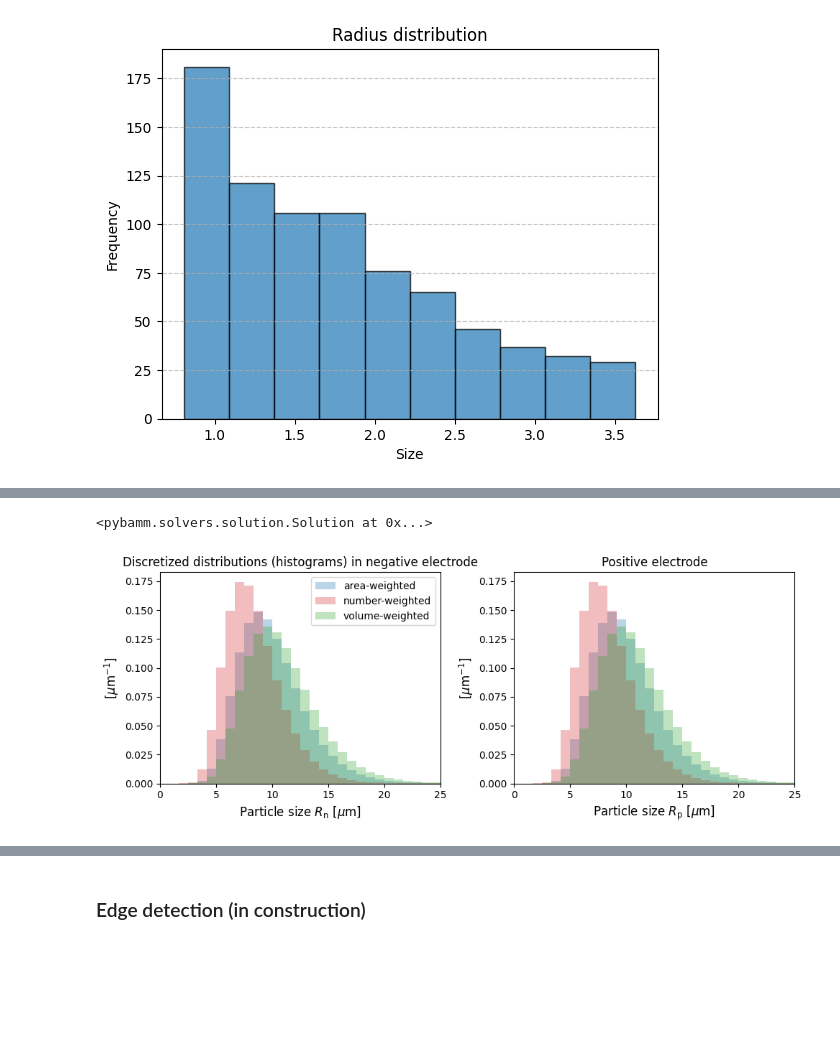
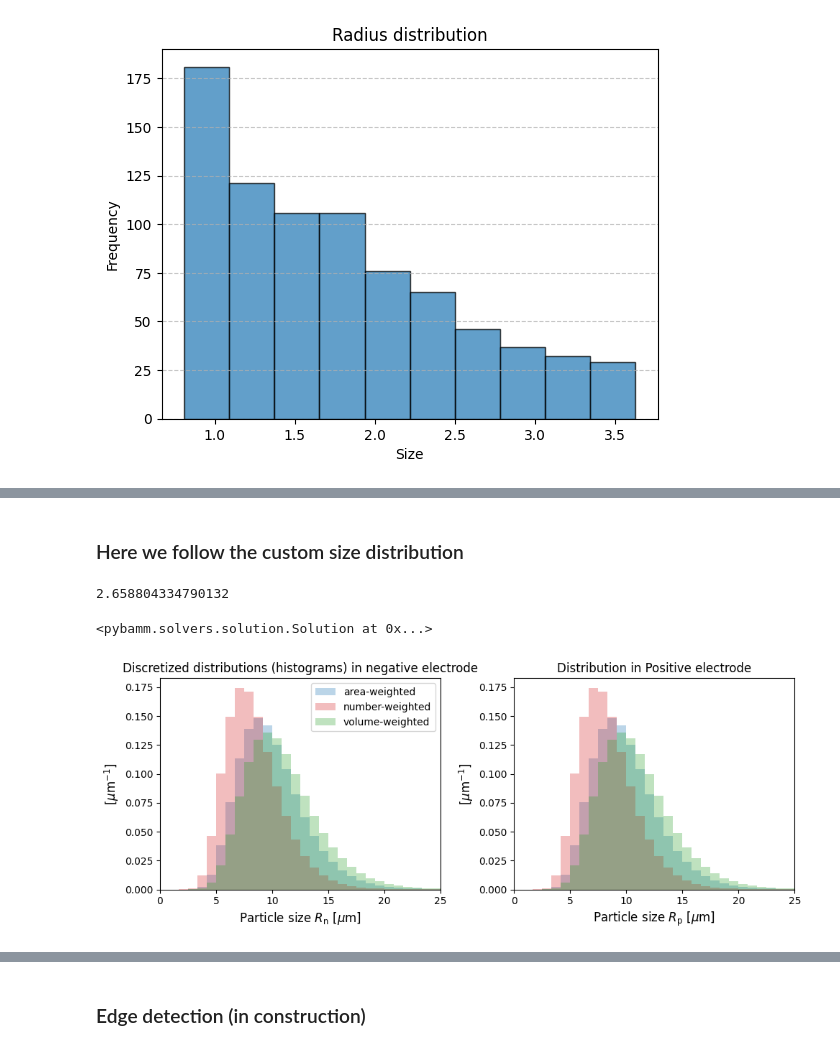
Before and after one commit to trunghth123/ImageProcessingLi, a Jupyter notebook: main.ipynb, the cells around one changed output, grey strips where cells are left out. Cells and saved outputs as stored; diff of their text form; code cells hidden in the pictures; blank space fills up the shorter version.

```diff
--- a/main.ipynb
+++ b/main.ipynb
@@ -187,3 +188,5 @@ params = pybamm.ParameterValues("Marquis2019")
 
 # Add distribution parameters to the set, with default values (lognormals)
 params = pybamm.get_size_distribution_parameters(params)
+# %% [markdown]
+### Here we follow the custom size distribution
@@ -190,3 +207,7 @@ params = pybamm.get_size_distribution_parameters(params)
+# %%
+print(area_weighted_mean_radius_cathode)
+# %% [output]
+2.658804334790132
 # %%
 # load parameter values into simuluation
 solver = pybamm.CasadiSolver(mode="fast")
@@ -263,32 +284,32 @@ width_p = (R_p[-1] - R_p[-2]) / 1e-6
 axs[1].bar(
     R_p / 1e-6,
     f_a_p * 1e-6,
     width=width_p,
     alpha=0.3,
     color="tab:blue",
     label="area-weighted",
 )
 axs[1].bar(
     R_p / 1e-6,
     f_num_p * 1e-6,
     width=width_p,
     alpha=0.3,
     color="tab:red",
     label="number-weighted",
 )
 axs[1].bar(
     R_p / 1e-6,
     f_v_p * 1e-6,
     width=width_p,
     alpha=0.3,
     color="tab:green",
     label="volume-weighted",
 )
 axs[1].set_xlim((0, 25))
 axs[1].set_xlabel("Particle size $R_{\mathrm{p}}$ [$\mu$m]", fontsize=12)
 axs[1].set_ylabel("[$\mu$m$^{-1}$]", fontsize=12)
-axs[1].set_title("Positive electrode")
+axs[1].set_title("Distribution in Positive electrode")
 plt.tight_layout()
 plt.show()
 # %% [output]
-[figure, old version]
+[figure, new version]
```
Also changed, not shown: parts of 17 cells of this notebook.
